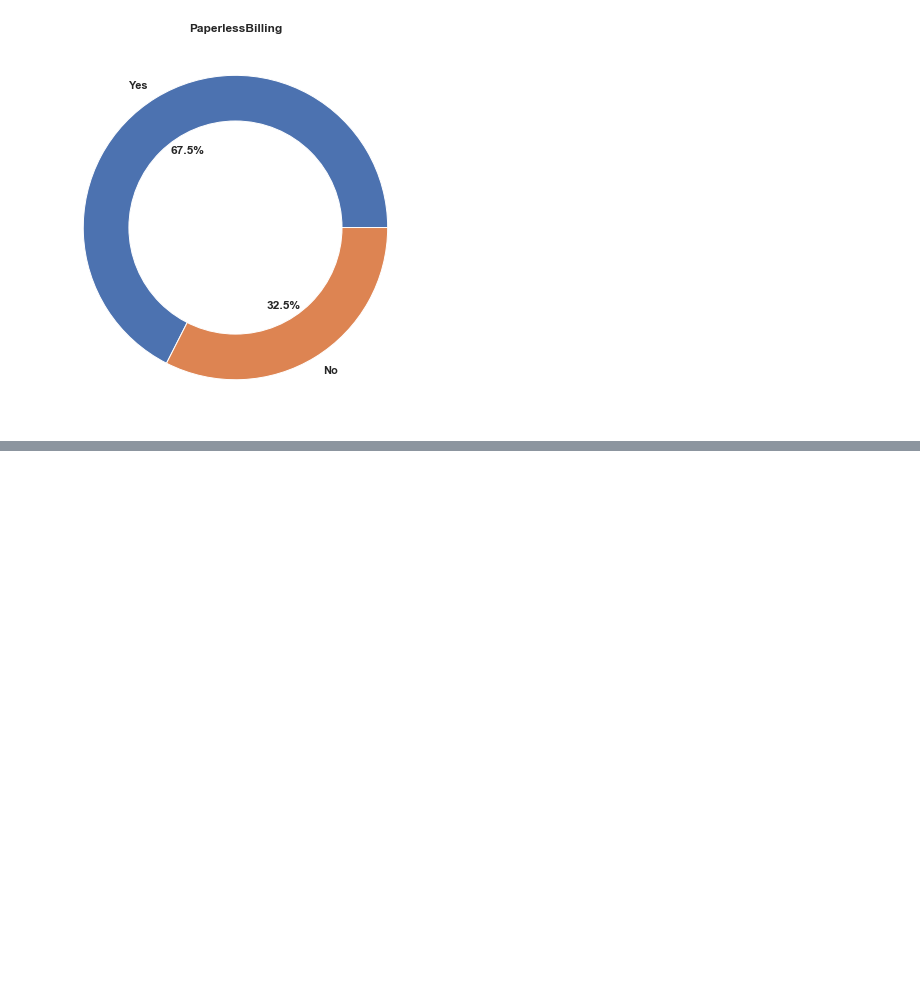
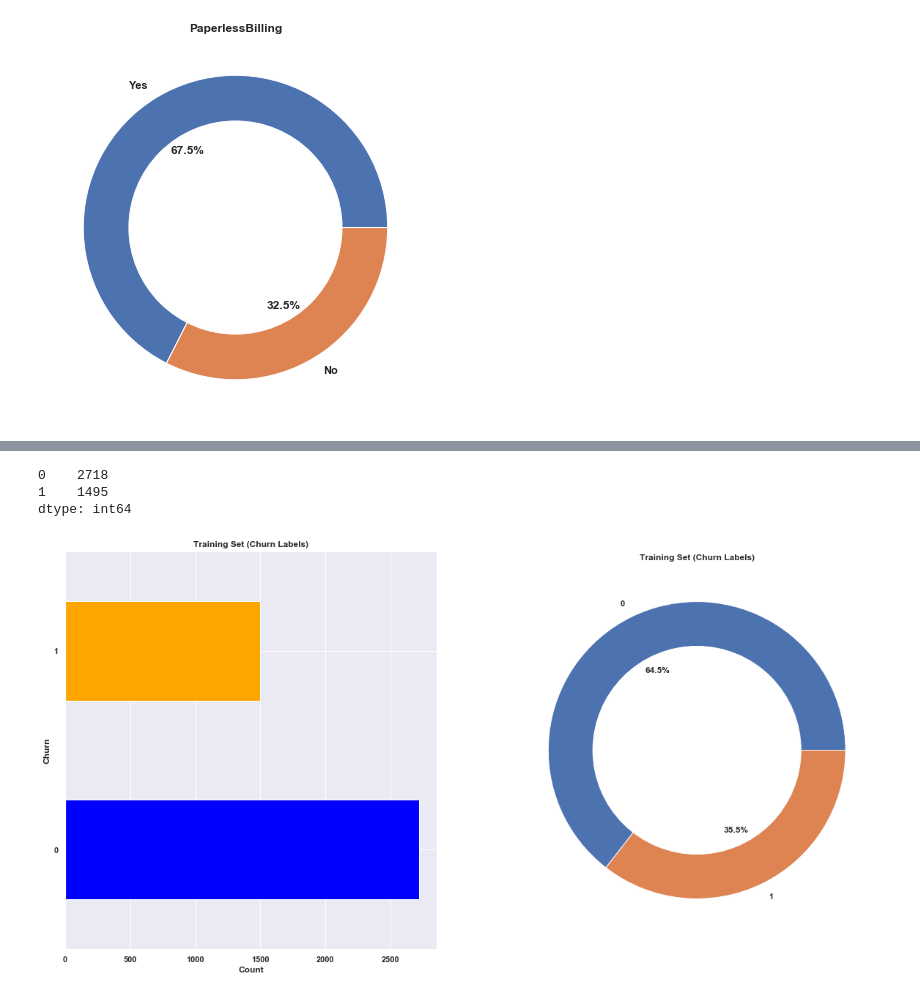
Before and after one commit to RachidRezzik/Telecom_Cust_Churn, a Jupyter notebook: Telco_Churn.ipynb, the cells around one changed output, grey strips where cells are left out. Saved outputs shown, nothing was run; the diff lists cells and outputs as text; code cells hidden in the pictures; blank space fills up the shorter version.

```diff
--- a/Telco_Churn.ipynb
+++ b/Telco_Churn.ipynb
@@ -264,0 +652,21 @@ telco['PaperlessBilling'] = telco['PaperlessBilling'].map(key)
+# %%
+### XGBoost ###
+from xgboost import XGBClassifier
+
+params = {'n_estimators': [3000, 3250]}
+xgb = XGBClassifier(objective='binary:logistic', nthread=4, learning_rate=.0025,
+                    subsample=.7, colsample_bytree=.9, min_child_weight=5, max_depth=3, gamma=0, random_state=27)
+rand_search = RandomizedSearchCV(xgb,
+                           param_distributions=params,
+                           n_jobs=-1, scoring=scoring, refit='f1_macro',
+                           cv=5, n_iter=3,
+                           iid=False)
+rand_search.fit(X_train, y_train)
+xgb = rand_search.best_estimator_
+y_pred_test = xgb.predict(X_test)
+print('\nTesting Accuracy:', xgb.score(X_test, y_test))
+print(classification_report(y_test, y_pred_test))
+print(confusion_matrix(y_test, y_pred_test))
+false_positive_rate, true_positive_rate, thresholds = roc_curve(y_test, y_pred_test)
+roc_auc = auc(false_positive_rate, true_positive_rate)
+print('\nROC_AUC: ', roc_auc)
@@ -264,0 +688,27 @@ telco['PaperlessBilling'] = telco['PaperlessBilling'].map(key)
+# %%
+### Undersampling the Majority Class ###
+from imblearn.under_sampling import RandomUnderSampler
+
+under = RandomUnderSampler(sampling_strategy=.55, random_state=0)
+X_resampled, y_resampled = under.fit_resample(X_train, y_train)
+hybrid = pd.Series(y_resampled)
+print(hybrid.value_counts())
+plt.subplot(1,2,1)
+hybrid.value_counts().reset_index(drop=True).plot(kind='barh', color=my_colors)
+plt.xlabel('Count')
+plt.ylabel('Churn')
+plt.title('Training Set (Churn Labels)', fontweight='bold')
+plt.subplot(1,2,2)
+size = list(hybrid.value_counts(normalize=True).values * 100)
+labels = ['0', '1']
+plt.pie(size, labels=labels, autopct='%1.1f%%')
+plt.title('Training Set (Churn Labels)', fontweight='bold')
+my_circle=plt.Circle( (0,0), 0.7, color='white')
+p=plt.gcf()
+p.gca().add_artist(my_circle)
+plt.show()
+# %% [output]
+0    2718
+1    1495
+dtype: int64
+[figure, added]
```
Also changed, not shown: parts of 33 cells of this notebook.
